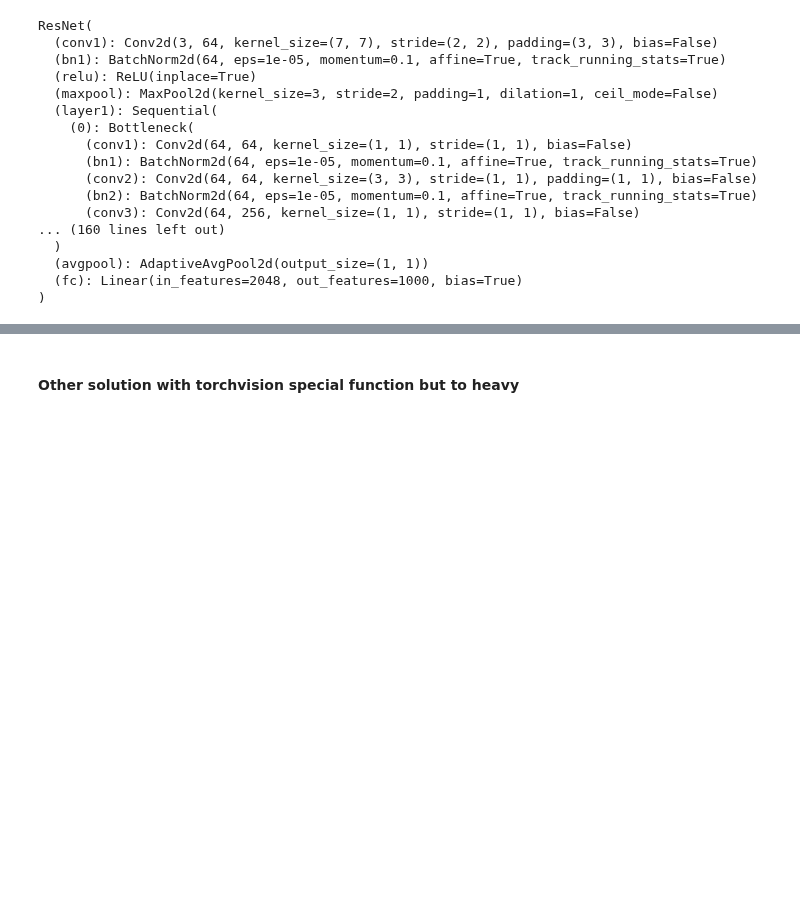
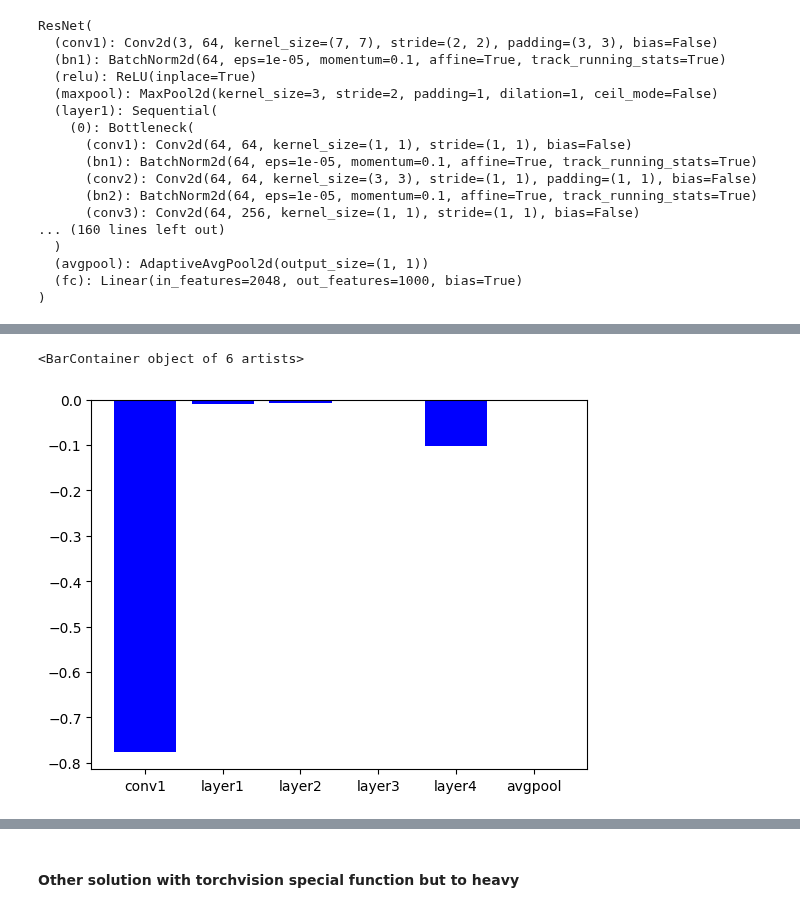
Before and after one commit to barbaragrosjean/Brain_like_mini_project, a Jupyter notebook: week6.ipynb, the cells around one changed output, grey strips where cells are left out. Saved outputs shown, nothing was run; the diff lists cells and outputs as text; code cells hidden in the pictures; blank space fills up the shorter version.

```diff
--- a/week6.ipynb
+++ b/week6.ipynb
@@ -356,0 +384,6 @@ for layer_name, expl_var in explained_variance.items():
+# %%
+evs = [np.mean(ev) for layer_name, ev in explained_variance.items()]
+plt.bar(explained_variance.keys(), evs, color='blue')
+# %% [output]
+<BarContainer object of 6 artists>
+[figure, added]
```
Also changed, not shown: parts of 28 cells of this notebook.
